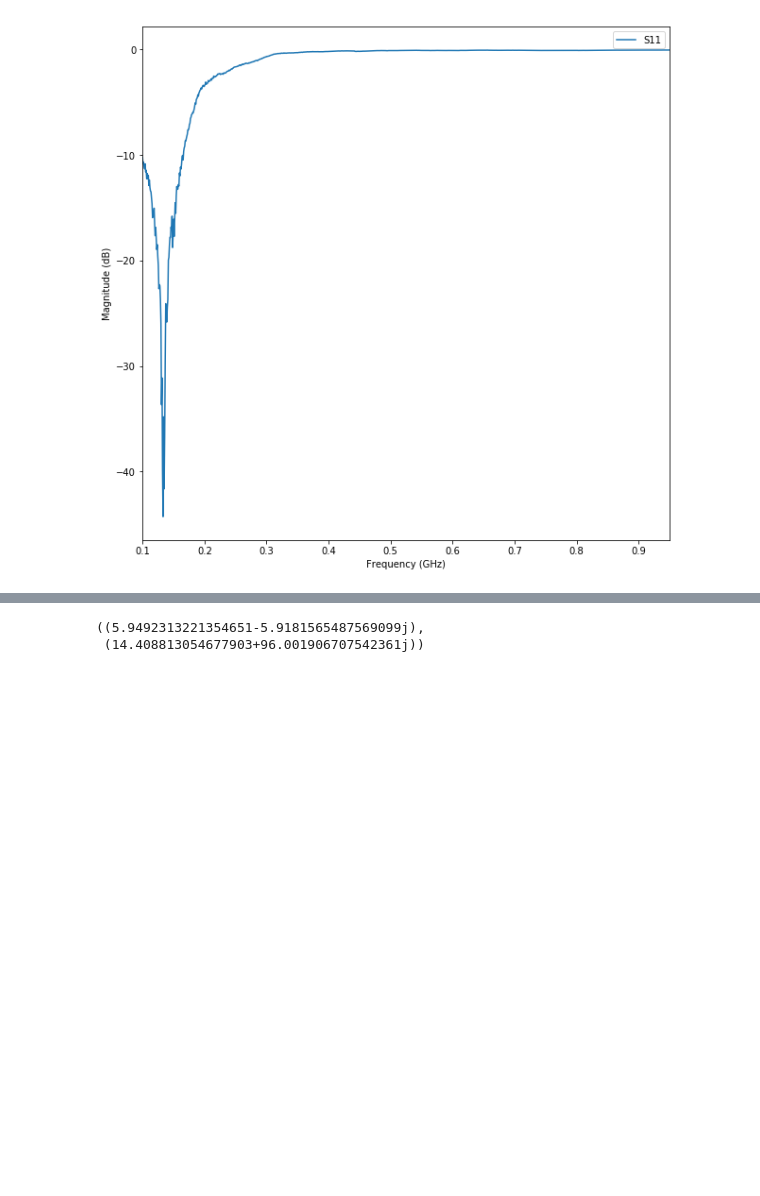
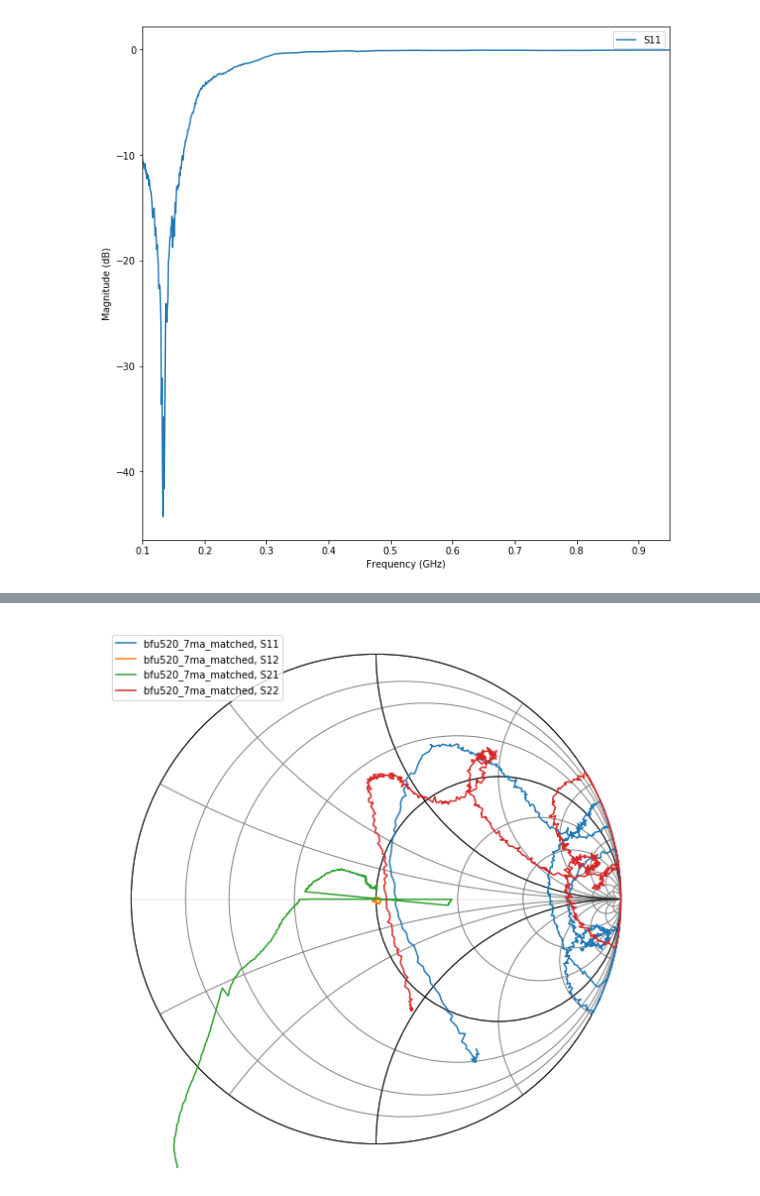
Before and after one commit to cactorium/BFU520R-amplifier, a Jupyter notebook: sim/calc-matching-networks.ipynb, the cells around one changed output, grey strips where cells are left out. Cells and saved outputs as stored; diff of their text form; code cells hidden in the pictures; blank space fills up the shorter version.

```diff
--- a/sim/calc-matching-networks.ipynb
+++ b/sim/calc-matching-networks.ipynb
@@ -208,6 +208,6 @@ plt.plot(amplifier_144.f, K(amplifier_144))
-# %%
-zs_915mhz, zl_915mhz = conjugate_match(bjt, idx_915mhz)
-zs_915mhz, zl_915mhz
-# %% [output]
-((5.9492313221354651-5.9181565487569099j),
- (14.408813054677903+96.001906707542361j))
+# %%
+# let's see how it actually measures
+bjt_144_matched_measurement = net.Network('bfu520_7ma_matched.s2p').interpolate(f)
+bjt_144_matched_measurement.plot_s_smith()
+# %% [output]
+[figure, added]
```
Also changed, not shown: parts of 20 cells of this notebook, 1 other file.
